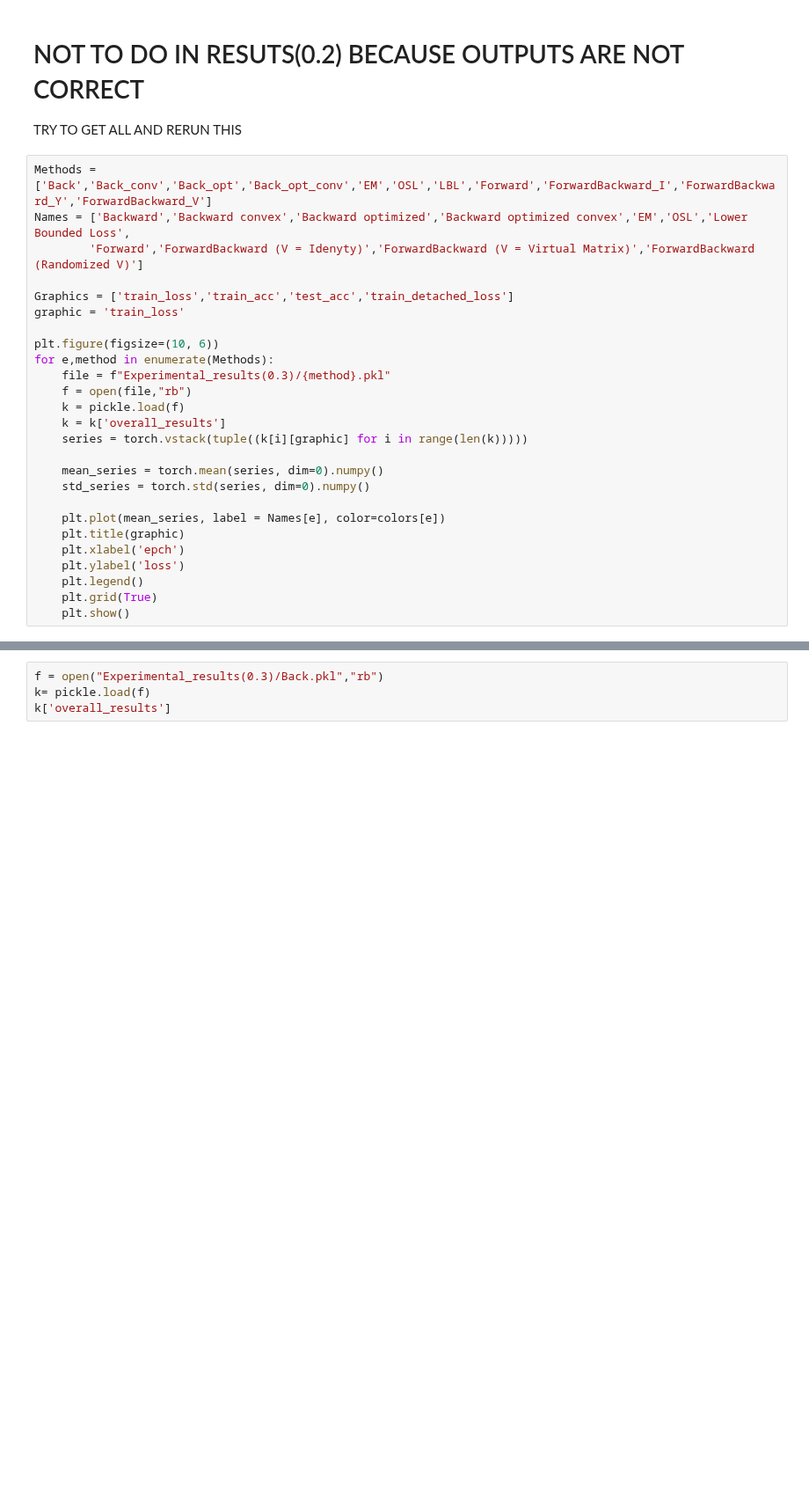
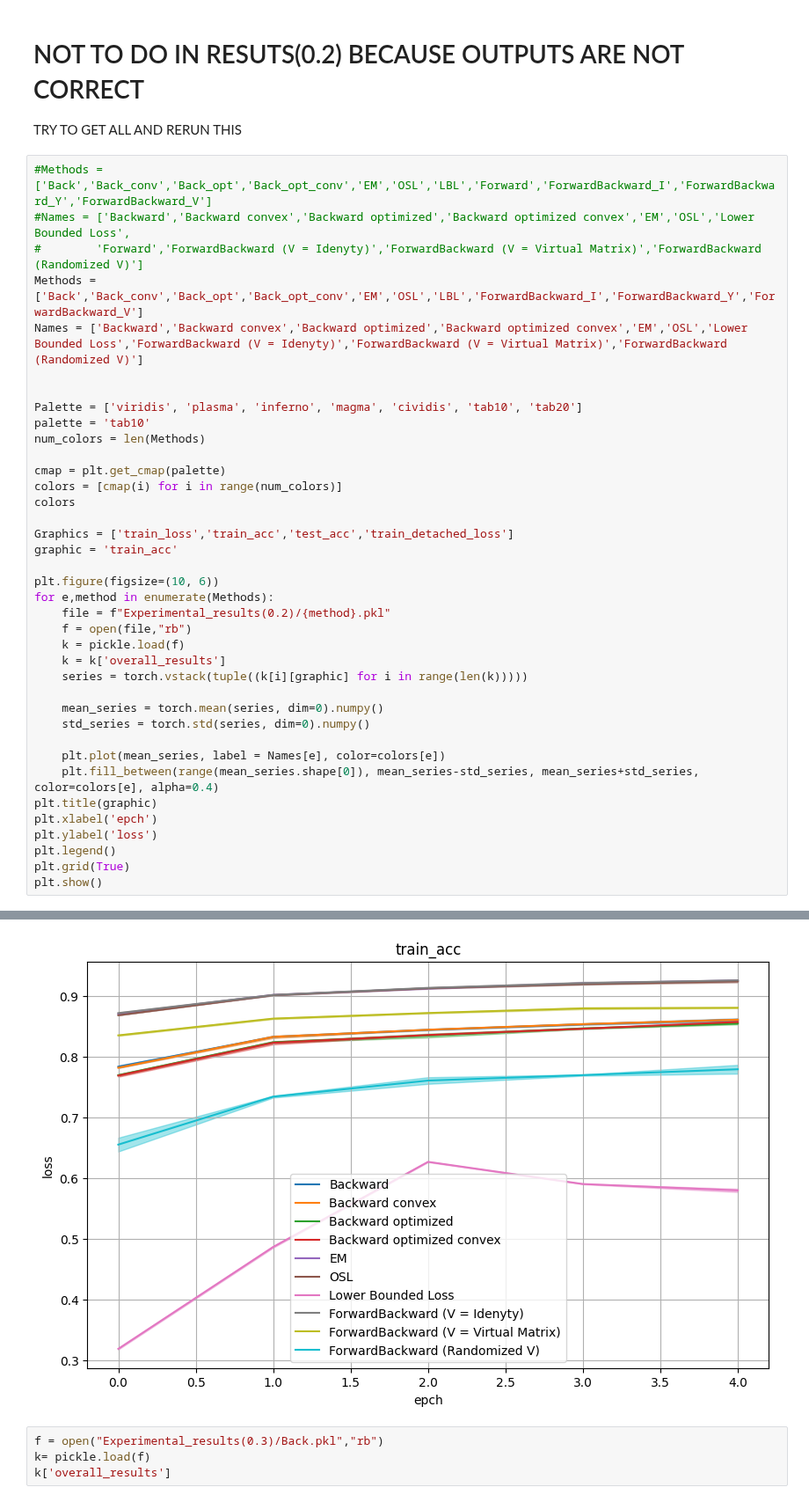
Before and after one commit to DaniBacaicoa/Learning_from_weak_labels, a Jupyter notebook: results_plot copy.ipynb, the cells around one changed output, grey strips where cells are left out. Shown at 88% size. Cells and saved outputs as stored; diff of their text form; blank space fills up the shorter version.

```diff
--- a/results_plot copy.ipynb
+++ b/results_plot copy.ipynb
@@ -37,16 +37,27 @@ colors
 # NOT TO DO IN RESUTS(0.2) BECAUSE OUTPUTS ARE NOT CORRECT
 TRY TO GET ALL AND RERUN THIS
 # %%
-Methods = ['Back','Back_conv','Back_opt','Back_opt_conv','EM','OSL','LBL','Forward','ForwardBackward_I','ForwardBackward_Y','ForwardBackward_V']
-Names = ['Backward','Backward convex','Backward optimized','Backward optimized convex','EM','OSL','Lower Bounded Loss',
-        'Forward','ForwardBackward (V = Idenyty)','ForwardBackward (V = Virtual Matrix)','ForwardBackward (Randomized V)']
+#Methods = ['Back','Back_conv','Back_opt','Back_opt_conv','EM','OSL','LBL','Forward','ForwardBackward_I','ForwardBackward_Y','ForwardBackward_V']
+#Names = ['Backward','Backward convex','Backward optimized','Backward optimized convex','EM','OSL','Lower Bounded Loss',
+#        'Forward','ForwardBackward (V = Idenyty)','ForwardBackward (V = Virtual Matrix)','ForwardBackward (Randomized V)']
+Methods = ['Back','Back_conv','Back_opt','Back_opt_conv','EM','OSL','LBL','ForwardBackward_I','ForwardBackward_Y','ForwardBackward_V']
+Names = ['Backward','Backward convex','Backward optimized','Backward optimized convex','EM','OSL','Lower Bounded Loss','ForwardBackward (V = Idenyty)','ForwardBackward (V = Virtual Matrix)','ForwardBackward (Randomized V)']
+
+
+Palette = ['viridis', 'plasma', 'inferno', 'magma', 'cividis', 'tab10', 'tab20']
+palette = 'tab10'
+num_colors = len(Methods)
+
+cmap = plt.get_cmap(palette)
+colors = [cmap(i) for i in range(num_colors)]
+colors
 
 Graphics = ['train_loss','train_acc','test_acc','train_detached_loss']
-graphic = 'train_loss'
+graphic = 'train_acc'
 
 plt.figure(figsize=(10, 6))
 for e,method in enumerate(Methods):
-    file = f"Experimental_results(0.3)/{method}.pkl"
+    file = f"Experimental_results(0.2)/{method}.pkl"
     f = open(file,"rb")
     k = pickle.load(f)
     k = k['overall_results']
@@ -56,10 +67,11 @@ for e,method in enumerate(Methods):
     std_series = torch.std(series, dim=0).numpy()
 
     plt.plot(mean_series, label = Names[e], color=colors[e])
-    plt.title(graphic)
-    plt.xlabel('epch')
-    plt.ylabel('loss')
-    plt.legend()
-    plt.grid(True)
-    plt.show()
+    plt.fill_between(range(mean_series.shape[0]), mean_series-std_series, mean_series+std_series, color=colors[e], alpha=0.4)
+plt.title(graphic)
+plt.xlabel('epch')
+plt.ylabel('loss')
+plt.legend()
+plt.grid(True)
+plt.show()
 # %% [output]
@@ -68,3 +78,4 @@ KeyError: 0
+[figure, added]
 # %%
 f = open("Experimental_results(0.3)/Back.pkl","rb")
 k= pickle.load(f)
```
Also changed, not shown: parts of 1 cell of this notebook, 1 other file.
